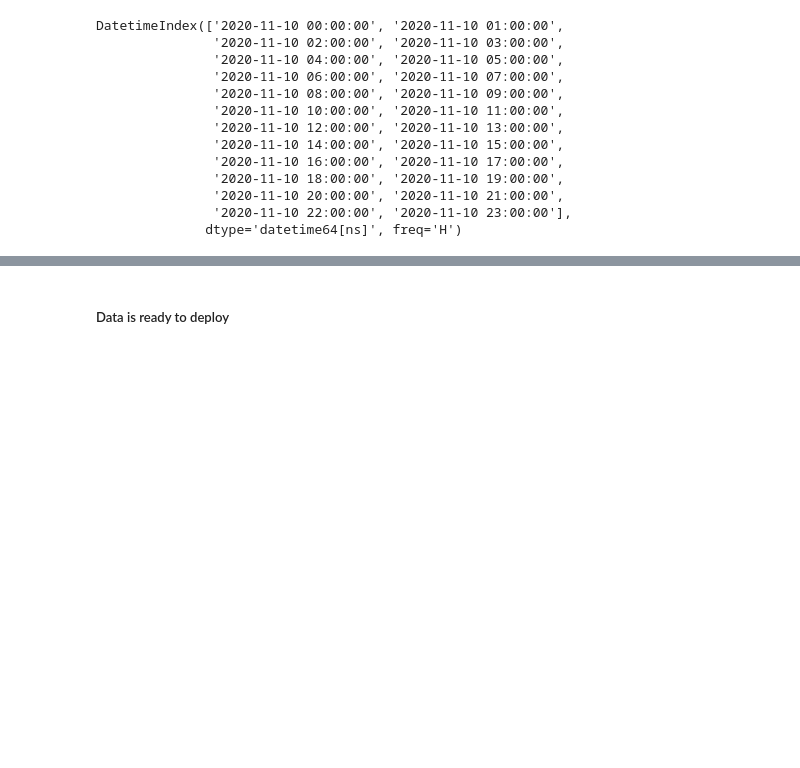
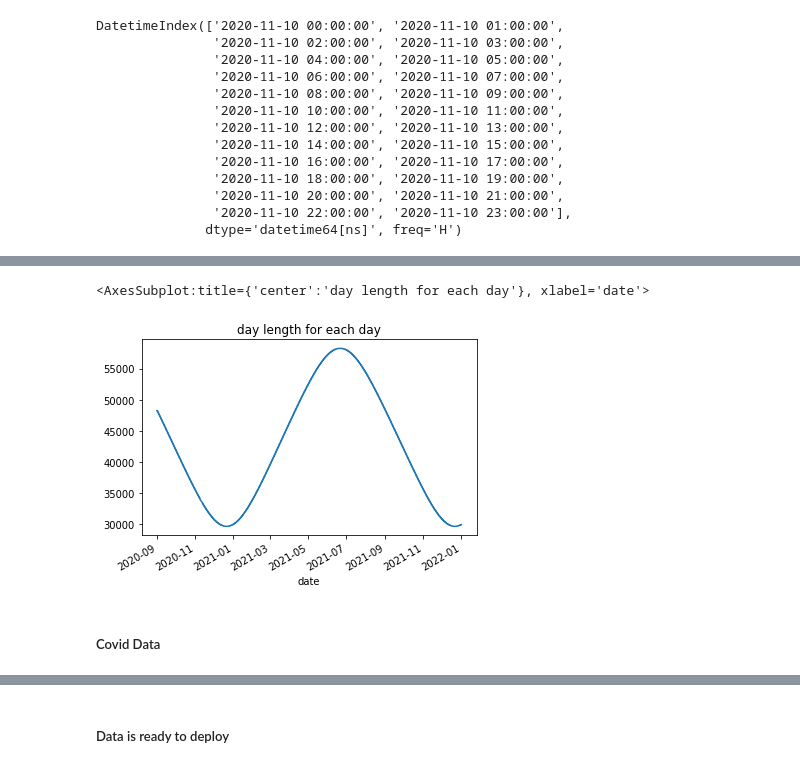
Before and after one commit to Rehann2/bike_counts_Kaan_Rehan, a Jupyter notebook: bike_counters_starting_kit.ipynb, the cells around one changed output, grey strips where cells are left out. Drawn from its saved outputs; the diff is of its cells as text; code cells hidden in the pictures; blank space fills up the shorter version.

```diff
--- a/bike_counters_starting_kit.ipynb
+++ b/bike_counters_starting_kit.ipynb
@@ -536,0 +684,3 @@ DatetimeIndex(['2020-11-10 00:00:00', '2020-11-10 01:00:00',
+# %%
+suntimes["suntime"] = pd.to_timedelta(suntimes.suntime).dt.seconds
+suntimes.suntime.value_counts()
@@ -536,0 +700,12 @@ DatetimeIndex(['2020-11-10 00:00:00', '2020-11-10 01:00:00',
+# %%
+df_weather["date_only"] = pd.to_datetime(df_weather.date.dt.date)
+
+suntimes = suntimes[suntimes.date.isin(df_weather.date_only)]
+suntimes = suntimes.set_index("date", drop=True)
+# %%
+# Join suntimes to main data
+
+df_weather = df_weather.join(suntimes, on="date_only", rsuffix="_right")
+
+df_weather.drop("date_only", axis=1, inplace=True)
+df_weather.head()
@@ -536,0 +719,6 @@ DatetimeIndex(['2020-11-10 00:00:00', '2020-11-10 01:00:00',
+# %%
+# first day of 2022, we don't need it
+to_drop = df_weather[df_weather.suntime.isna()].date.dt.date.index
+
+df_weather.drop(to_drop, inplace=True)
+df_weather
@@ -536,0 +739,7 @@ DatetimeIndex(['2020-11-10 00:00:00', '2020-11-10 01:00:00',
+# %%
+df_weather.set_index("date").suntime.plot(title="day length for each day")
+# %% [output]
+<AxesSubplot:title={'center':'day length for each day'}, xlabel='date'>
+[figure, added]
+# %% [markdown]
+##### Covid Data
```
Also changed, not shown: parts of 73 cells of this notebook, 2 other files.
